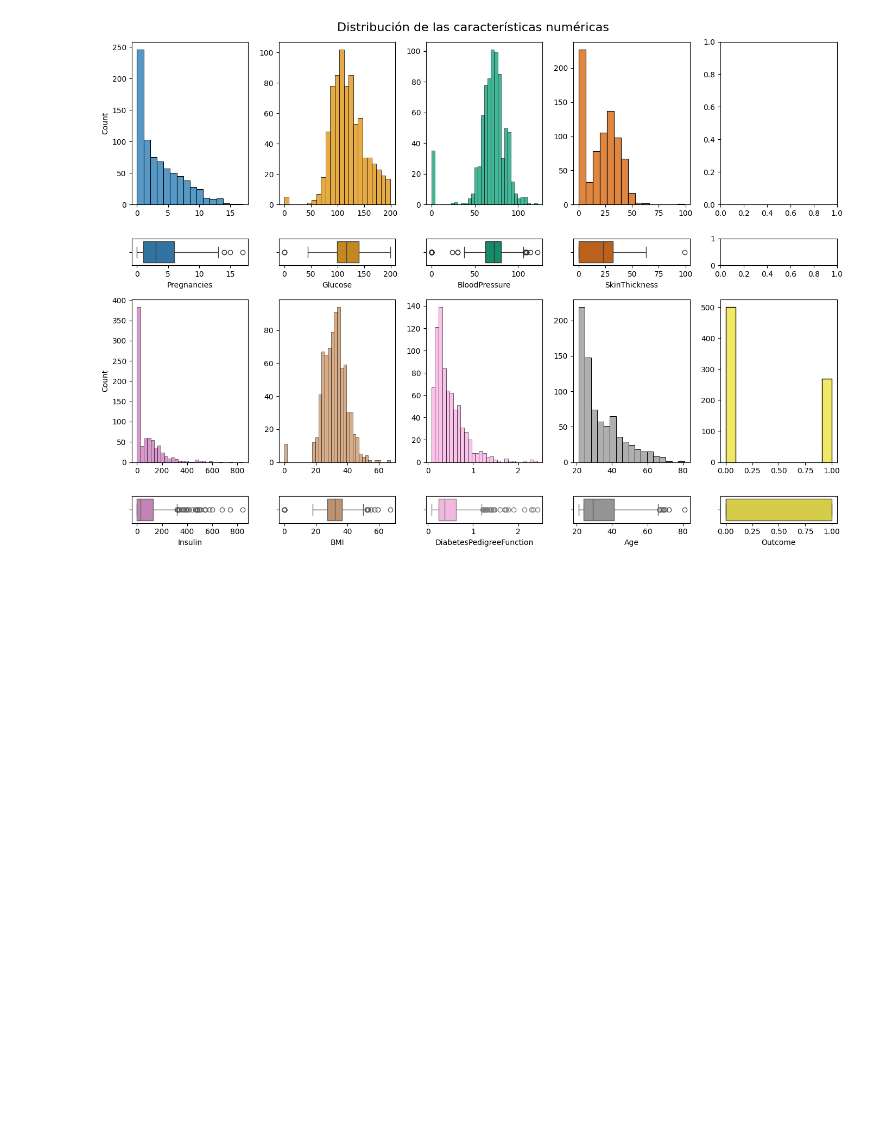
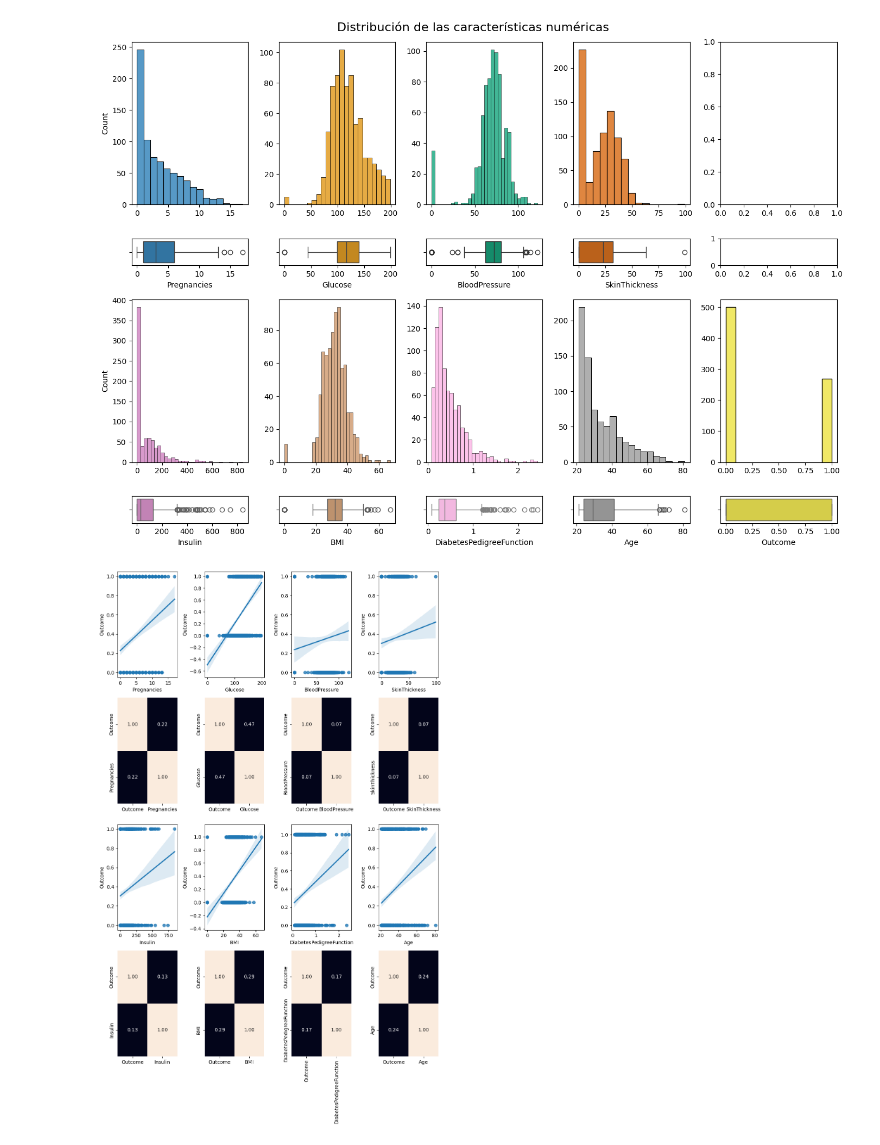
Before and after one commit to 4GeeksAcademy/EDA-and-Random-Forest_diabetes-data, a Jupyter notebook: src/explore.ipynb, the cells around one changed output. Cells and saved outputs as stored; diff of their text form; code cells hidden in the pictures; blank space fills up the shorter version.

```diff
--- a/src/explore.ipynb
+++ b/src/explore.ipynb
@@ -94,3 +94,37 @@ plt. show
 # %% [output]
 <function matplotlib.pyplot.show(close=None, block=None)>
 [figure]
+# %%
+fig, axis = plt.subplots(4, 4, figsize = (10, 16))
+
+sns.regplot(ax = axis[0, 0], data = total_data, x = "Pregnancies", y = "Outcome")
+sns.heatmap(total_data[["Outcome", "Pregnancies"]].corr(), annot = True, fmt = ".2f", ax = axis[1, 0], cbar = False)
+
+sns.regplot(ax = axis[0, 1], data = total_data, x = "Glucose", y = "Outcome")
+sns.heatmap(total_data[["Outcome", "Glucose"]].corr(), annot = True, fmt = ".2f", ax = axis[1, 1], cbar = False)
+
+sns.regplot(ax = axis[0, 2], data = total_data, x = "BloodPressure", y = "Outcome")
+sns.heatmap(total_data[["Outcome", "BloodPressure"]].corr(), annot = True, fmt = ".2f", ax = axis[1, 2], cbar = False)
+
+sns.regplot(ax = axis[0, 3], data = total_data, x = "SkinThickness", y = "Outcome")
+sns.heatmap(total_data[["Outcome", "SkinThickness"]].corr(), annot = True, fmt = ".2f", ax = axis[1, 3], cbar = False)
+
+sns.regplot(ax = axis[2, 0], data = total_data, x = "Insulin", y = "Outcome")
+sns.heatmap(total_data[["Outcome", "Insulin"]].corr(), annot = True, fmt = ".2f", ax = axis[3, 0], cbar = False)
+
+sns.regplot(ax = axis[2, 1], data = total_data, x = "BMI", y = "Outcome")
+sns.heatmap(total_data[["Outcome", "BMI"]].corr(), annot = True, fmt = ".2f", ax = axis[3, 1], cbar = False)
+
+sns.regplot(ax = axis[2, 2], data = total_data, x = "DiabetesPedigreeFunction", y = "Outcome")
+sns.heatmap(total_data[["Outcome", "DiabetesPedigreeFunction"]].corr(), annot = True, fmt = ".2f", ax = axis[3, 2], cbar = False)
+
+sns.regplot(ax = axis[2, 3], data = total_data, x = "Age", y = "Outcome")
+sns.heatmap(total_data[["Outcome", "Age"]].corr(), annot = True, fmt = ".2f", ax = axis[3, 3], cbar = False)
+
+# Adjust layout
+plt.tight_layout()
+
+# Show the plot
+plt.show()
+# %% [output]
+[figure, added]
```
Also changed, not shown: parts of 1 cell of this notebook.
